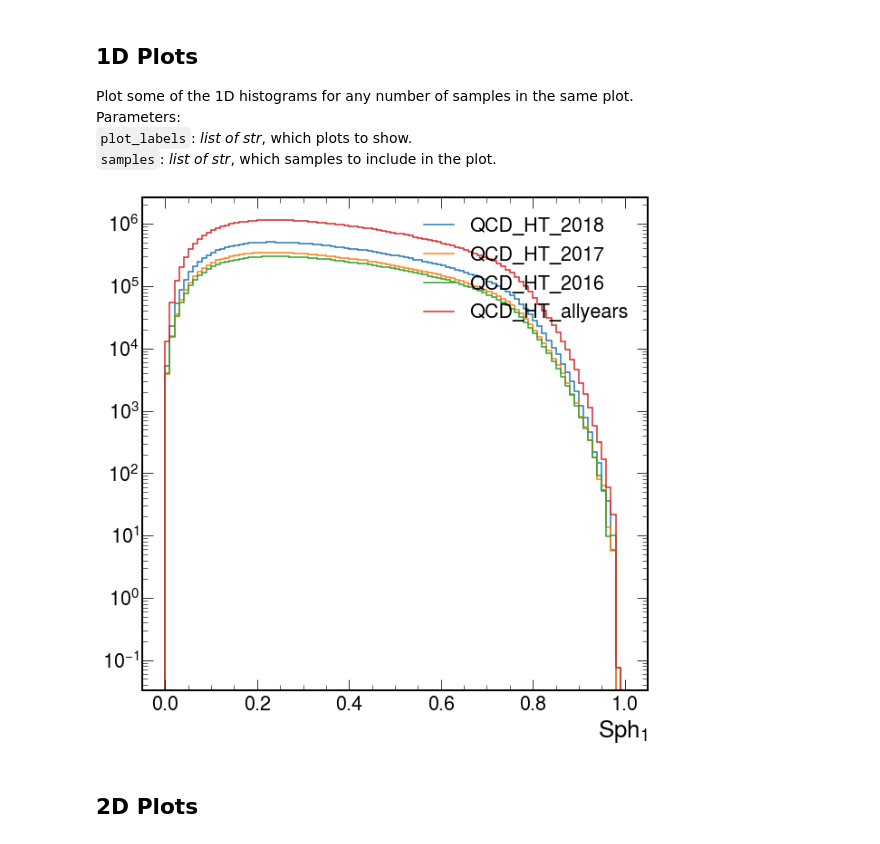
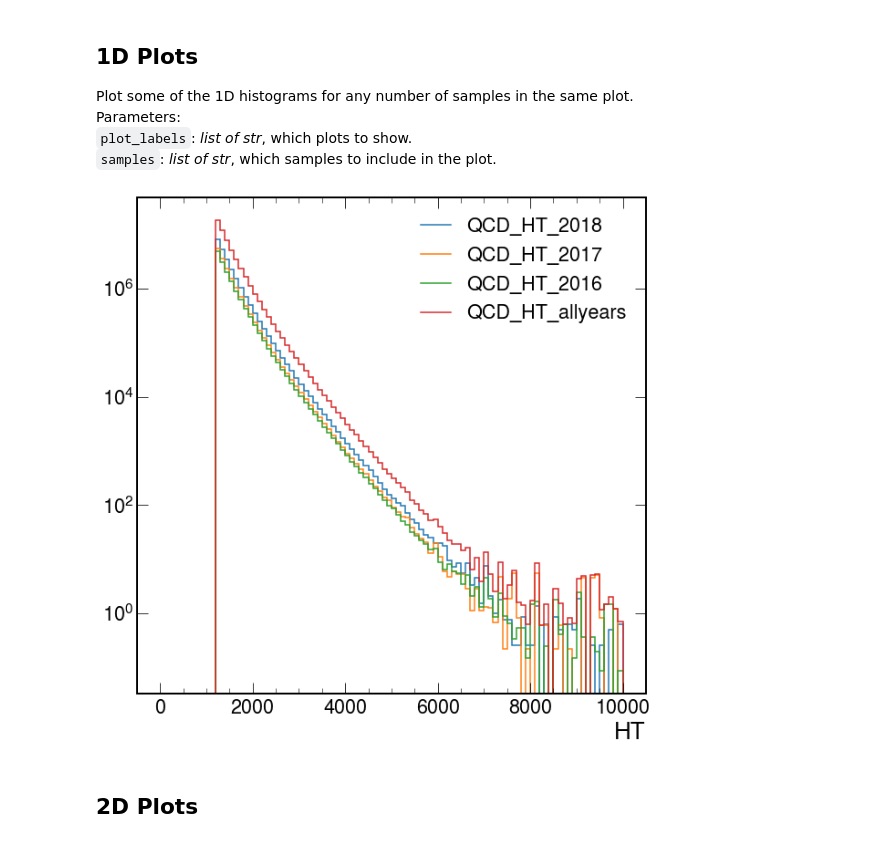
Before and after one commit to SUEPPhysics/SUEPCoffea_dask, a Jupyter notebook: plotting/plot.ipynb, the cells around one changed output. Drawn from its saved outputs; the diff is of its cells as text; code cells hidden in the pictures.

```diff
--- a/plotting/plot.ipynb
+++ b/plotting/plot.ipynb
@@ -91,28 +91,28 @@ Parameters:<br>
 `plot_labels`: _list of str_, which plots to show.<br>
 `samples`: _list of str_, which samples to include in the plot.
 # %%
-plot_labels = ['SUEP_S1_Cluster']
+plot_labels = ['ht_Cluster']
 samples = ['QCD_HT_2018', 'QCD_HT_2017', 'QCD_HT_2016', 'QCD_HT_allyears']
-#samples += ['SUEP-m125-generic', 'SUEP-m125-generic-htcut', 'SUEP-m400-generic', 'SUEP-m750-generic', 'SUEP-m1000-generic']
+#samples = ['SUEP-m125-generic', 'SUEP-m125-generic-htcut', 'SUEP-m400-generic', 'SUEP-m750-generic', 'SUEP-m1000-generic']
 density = False
 
 for plot_label in plot_labels:
     for sample in samples:
-        h = plots[sample][plot_label]
+        h = plots[sample][plot_label][::]
         if density: h = h/h.sum().value
         hep.histplot(h, yerr=False, label=sample)
 
     # tweak these by hand, as needed
     # plt.ylim(1e4,1e6)
-    # plt.xlim(0,1000)
+    # plt.xlim(-1000,0 )
     plt.legend()
     plt.yscale("log")
 
     # save and show
     plt.savefig(output_label + plot_label + file_ext, bbox_inches='tight')
     plt.show()
 # %% [output]
-[figure, old version]
+[figure, new version]
 # %% [markdown]
 ## 2D Plots
 # %% [markdown]
```
Also changed, not shown: parts of 5 cells of this notebook.
